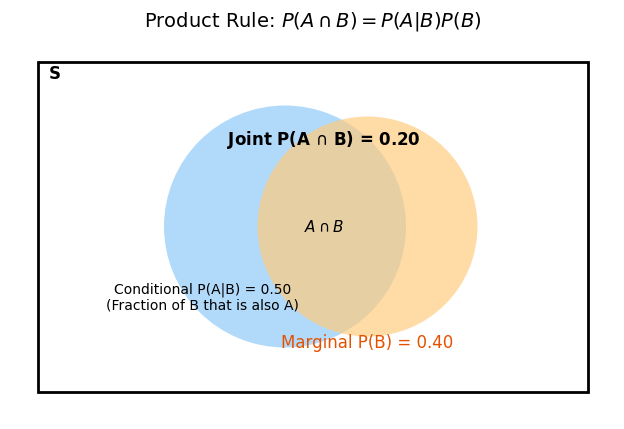
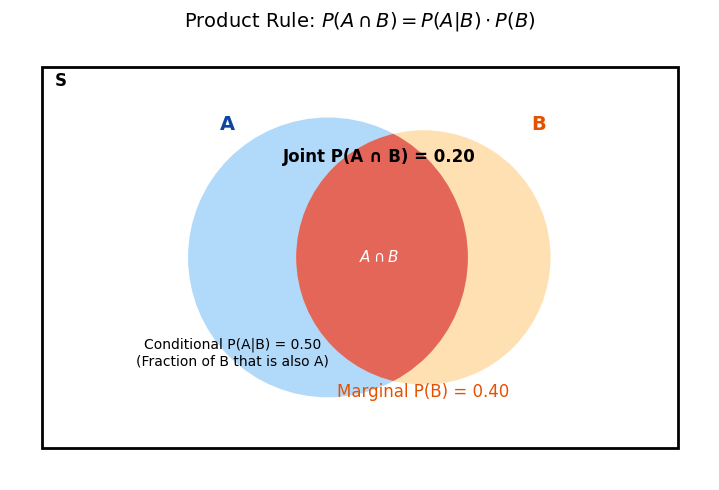
The change to this notebook cell's code, shown as a diff; its figure went from the first image to the second:
--- before
+++ after
@@ -5,25 +5,36 @@
 p_b = 0.40
 p_a_given_b = 0.50
-p_intersection = p_a_given_b * p_b # This is the product rule
+p_intersection = p_a_given_b * p_b  # This is the product rule
 
 fig, ax = plt.subplots(figsize=(8, 5))
 
-# Draw circles
+# Draw sample space
 ax.add_patch(Rectangle((0, 0), 10, 6, fill=False, linewidth=2, edgecolor='black'))
 ax.text(0.2, 5.7, 'S', fontsize=12, fontweight='bold')
 
-circle_a = Circle((4.5, 3.0), 2.2, facecolor='#64b5f6', alpha=0.5)
-circle_b = Circle((6.0, 3.0), 2.0, facecolor='#ffcc80', alpha=0.7)
+# Draw circles A and B
+circle_a = Circle((4.5, 3.0), 2.2, facecolor='#64b5f6', alpha=0.5, zorder=2)
+circle_b = Circle((6.0, 3.0), 2.0, facecolor='#ffcc80', alpha=0.6, zorder=2)
 ax.add_patch(circle_a)
 ax.add_patch(circle_b)
 
-# Highlight the intersection
-ax.text(5.2, 3.0, f'$A \\cap B$', ha='center', va='center', fontsize=11, weight='bold')
+# Highlight the intersection using clipping — clip_circle must be added to axes first
+intersection = Circle((4.5, 3.0), 2.2, facecolor='#e53935', alpha=0.7, zorder=3)
+clip_circle = Circle((6.0, 3.0), 2.0)
+ax.add_patch(clip_circle)
+clip_circle.set_visible(False)
+intersection.set_clip_path(clip_circle)
+ax.add_patch(intersection)
+
+# Labels
+ax.text(2.8, 5.0, 'A', fontsize=14, weight='bold', color='#0d47a1')
+ax.text(7.7, 5.0, 'B', fontsize=14, weight='bold', color='#e65100')
+ax.text(5.3, 3.0, r'$A \cap B$', ha='center', va='center', fontsize=11, color='white', weight='bold')
 
 # Annotations
-ax.set_title('Product Rule: $P(A \\cap B) = P(A|B)P(B)$', fontsize=14)
+ax.set_title(r'Product Rule: $P(A \cap B) = P(A|B) \cdot P(B)$', fontsize=14)
 ax.text(6.0, 0.8, f'Marginal P(B) = {p_b:.2f}', ha='center', fontsize=12, color='#e65100')
-ax.text(3.0, 1.5, f'Conditional P(A|B) = {p_a_given_b:.2f}\n(Fraction of B that is also A)', ha='center', fontsize=10)
-ax.text(5.2, 4.5, f'Joint P(A $\\cap$ B) = {p_intersection:.2f}', ha='center', fontsize=12, weight='bold')
+ax.text(3.0, 1.3, f'Conditional P(A|B) = {p_a_given_b:.2f}\n(Fraction of B that is also A)', ha='center', fontsize=10)
+ax.text(5.3, 4.5, f'Joint P(A ∩ B) = {p_intersection:.2f}', ha='center', fontsize=12, weight='bold')
 
 ax.set_xlim(-0.5, 10.5)
@@ -31,3 +42,4 @@
 ax.set_aspect('equal')
 ax.axis('off')
+plt.tight_layout()
 plt.show()

Commit: week_03 code fixes